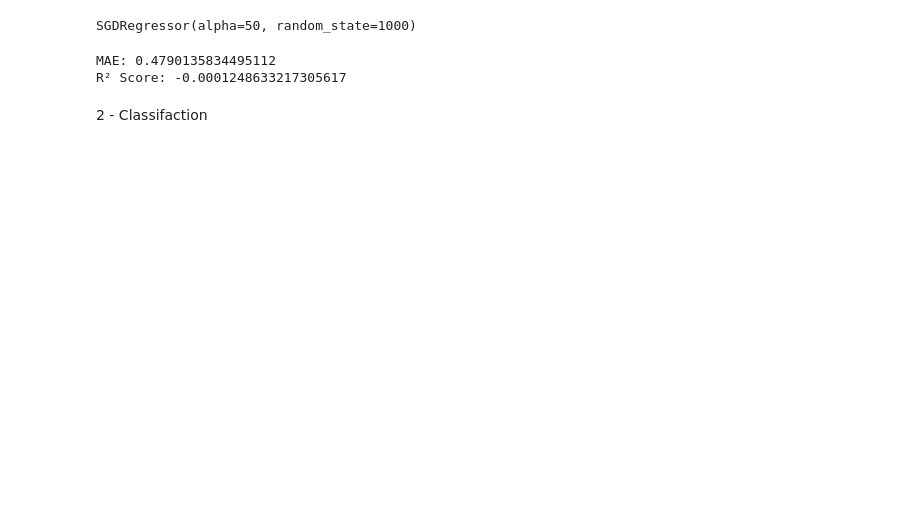
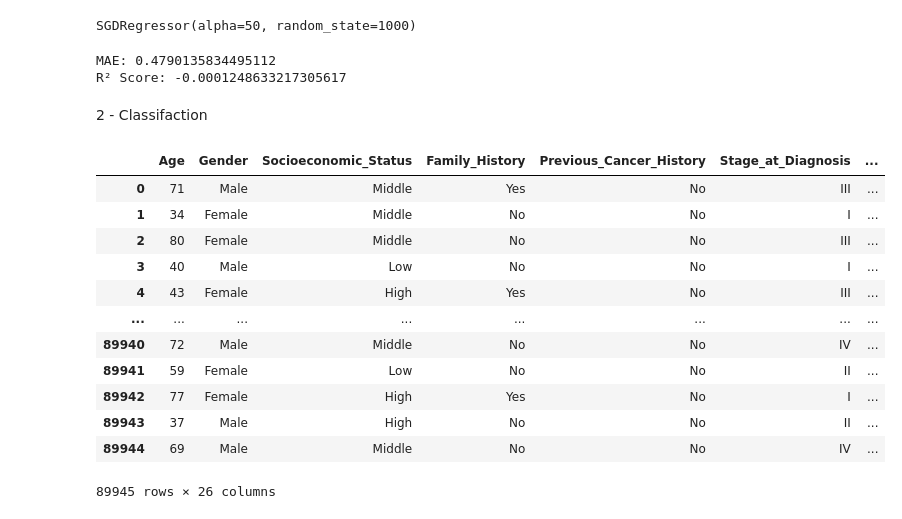
Before and after one commit to ahmedhussein2001/colorectal_cancer_prediction-pro, a Jupyter notebook: Untitled-1.ipynb, the cells around one changed output. Cells and saved outputs as stored; diff of their text form; code cells hidden in the pictures; blank space fills up the shorter version.

```diff
--- a/Untitled-1.ipynb
+++ b/Untitled-1.ipynb
@@ -230,0 +261,17 @@ R² Score: -0.0001248633217305617
+# %%
+df_1 = data.drop(columns=["Patient_ID","Region","Race","Urban_or_Rural"],axis=1)
+df_1
+# %% [output]
+|  | Age | Gender | Socioeconomic_Status | Family_History | Previous_Cancer_History | Stage_at_Diagnosis | ... |
+| 0 | 71 | Male | Middle | Yes | No | III | ... |
+| 1 | 34 | Female | Middle | No | No | I | ... |
+| 2 | 80 | Female | Middle | No | No | III | ... |
+| 3 | 40 | Male | Low | No | No | I | ... |
+| 4 | 43 | Female | High | Yes | No | III | ... |
+| ... | ... | ... | ... | ... | ... | ... | ... |
+| 89940 | 72 | Male | Middle | No | No | IV | ... |
+| 89941 | 59 | Female | Low | No | No | II | ... |
+| 89942 | 77 | Female | High | Yes | No | I | ... |
+| 89943 | 37 | Male | High | No | No | II | ... |
+| 89944 | 69 | Male | Middle | No | No | IV | ... |
+89945 rows × 26 columns
```
Also changed, not shown: parts of 24 cells of this notebook.
